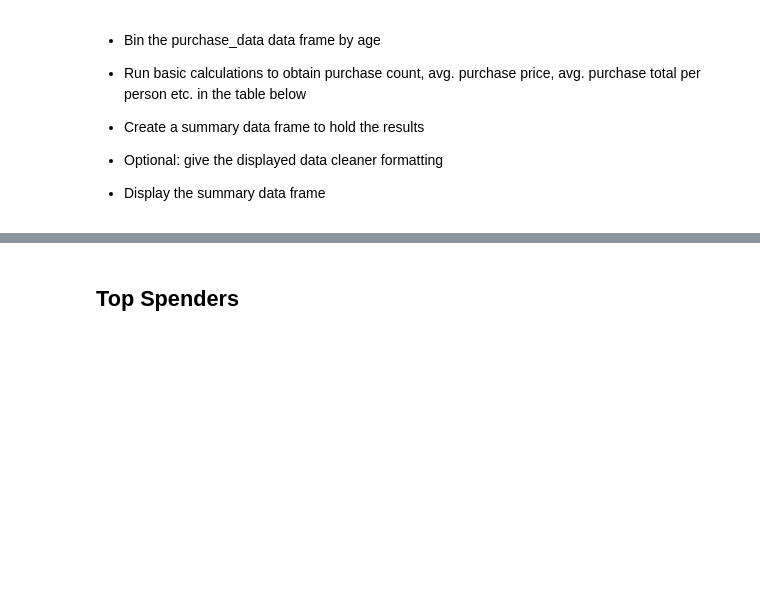
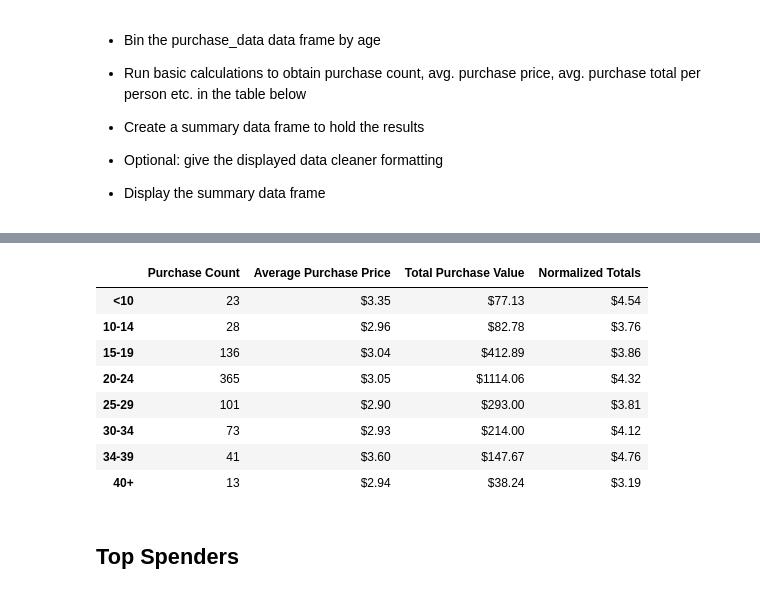
Before and after one commit to annanoelle21/Pymoli-HW, a Jupyter notebook: HeroesOfPymoli_starter.ipynb, the cells around one changed output, grey strips where cells are left out. Drawn from its saved outputs; the diff is of its cells as text; code cells hidden in the pictures; blank space fills up the shorter version.

```diff
--- a/HeroesOfPymoli_starter.ipynb
+++ b/HeroesOfPymoli_starter.ipynb
@@ -139,21 +131,3 @@ pur_analysis_gen.style.format({'Total Purchase Value': '${:.2f}', 'Average Purch
 
 
 * Display Age Demographics Table
-# %%
-purchase_data.loc[(purchase_data['Age'] < 10), 'age_bin'] = "< 10"
-purchase_data.loc[(purchase_data['Age'] >= 10) & (purchase_data['Age'] <= 14), 'age_bin'] = "10 - 14"
-purchase_data.loc[(purchase_data['Age'] >= 15) & (purchase_data['Age'] <= 19), 'age_bin'] = "15 - 19"
-purchase_data.loc[(purchase_data['Age'] >= 20) & (purchase_data['Age'] <= 24), 'age_bin'] = "20 - 24"
-purchase_data.loc[(purchase_data['Age'] >= 25) & (purchase_data['Age'] <= 29), 'age_bin'] = "25 - 29"
-purchase_data.loc[(purchase_data['Age'] >= 30) & (purchase_data['Age'] <= 34), 'age_bin'] = "30 - 34"
-purchase_data.loc[(purchase_data['Age'] >= 35) & (purchase_data['Age'] <= 39), 'age_bin'] = "35 - 39"
-purchase_data.loc[(purchase_data['Age'] >= 40), 'age_bin'] = "> 40"
-purchase_count_age = pd.DataFrame(purchase_data.groupby('age_bin')['SN'].count())
-avg_price_age = pd.DataFrame(purchase_data.groupby('age_bin')['Price'].mean())
-tot_pur_age = pd.DataFrame(purchase_data.groupby('age_bin')['Price'].sum())
-no_dup_age = pd.DataFrame(purchase_data.drop_duplicates('SN', keep = 'last').groupby('age_bin')['SN'].count())
-merge_age = pd.merge(pur_count_age, avg_price_age, left_index = True, right_index = True).merge(tot_pur_age, left_index = True, right_index = True).merge(no_dup_age, left_index = True, right_index = True)
-merge_age.rename(columns = {"SN_x": "# of Purchases", "Price_x": "Average Purchase Price", "Price_y": "Total Purchase Value", "SN_y": "# of Purchasers"}, inplace = True)
-merge_age['Normalized Totals'] = merge_age['Total Purchase Value']/merge_age['# of Purchasers']
-merge_age.index.rename("Age", inplace = True)
-merge_age.style.format({'Average Purchase Price': '${:.2f}', 'Total Purchase Value': '${:.2f}', 'Normalized Totals': '${:.2f}'})
@@ -189,3 +188,46 @@ NameError: name 'pur_count_age' is not defined
+# %%
+purchase_10 = purchase_data[purchase_data["Age"] < 10].count()[0]
+purchase_14 = purchase_data[(purchase_data["Age"] >= 10) & (purchase_data["Age"] <= 14)].count()[0]
+purchase_19 = purchase_data[(purchase_data["Age"] >= 15) & (purchase_data["Age"] <= 19)].count()[0]
+purchase_24 = purchase_data[(purchase_data["Age"] >= 20) & (purchase_data["Age"] <= 24)].count()[0]
+purchase_29 = purchase_data[(purchase_data["Age"] >= 25) & (purchase_data["Age"] <= 29)].count()[0]
+purchase_34 = purchase_data[(purchase_data["Age"] >= 30) & (purchase_data["Age"] <= 34)].count()[0]
+purchase_39 = purchase_data[(purchase_data["Age"] >= 35) & (purchase_data["Age"] <= 39)].count()[0]
+purchase_40 = purchase_data[purchase_data["Age"] >= 40].count()[0]
+purchases_a = [purchase_10, purchase_14, purchase_19, purchase_24, purchase_29, purchase_34, purchase_39, purchase_40]
+
+total_10 = purchase_data.loc[purchase_data['Age'] < 10, 'Price'].sum()
+total_14 = purchase_data.loc[(purchase_data['Age'] >= 10) & (purchase_data['Age'] <=14), 'Price'].sum()
+total_19 = purchase_data.loc[(purchase_data['Age'] >= 15) & (purchase_data['Age'] <=19), 'Price'].sum()
+total_24 = purchase_data.loc[(purchase_data['Age'] >= 20) & (purchase_data['Age'] <=24), 'Price'].sum()
+total_29 = purchase_data.loc[(purchase_data['Age'] >= 25) & (purchase_data['Age'] <=29), 'Price'].sum()
+total_34 = purchase_data.loc[(purchase_data['Age'] >= 30) & (purchase_data['Age'] <=34), 'Price'].sum()
+total_39 = purchase_data.loc[(purchase_data['Age'] >= 35) & (purchase_data['Age'] <=39), 'Price'].sum()
+total_40 = purchase_data.loc[purchase_data['Age'] >= 40, 'Price'].sum()
+totals_a = [total_10, total_14, total_19, total_24, total_29, total_34, total_39, total_40]
+avg_price_a = [total_10/purchase_10, total_14/purchase_14, total_19/purchase_19, total_24/purchase_24, total_29/purchase_29,
+              total_34/purchase_34, total_39/purchase_39, total_40/purchase_40]
+norms_a = [total_10/age_10, total_14/age_14, total_19/age_19, total_24/age_24, total_29/age_29, total_34/age_34,
+           total_39/age_39, total_40/age_40]
+puchase_analysis_a = {
+    "Purchase Count": purchases_a,
+    "Average Purchase Price": avg_price_a,
+    "Total Purchase Value": totals_a,
+    "Normalized Totals": norms_a}
+purchase_analysis_a_df = pd.DataFrame(puchase_analysis_a)
+purchase_analysis_a_df = purchase_analysis_a_df[['Purchase Count', 'Average Purchase Price', 'Total Purchase Value','Normalized Totals']]
+purchase_analysis_a_df.index = (["<10", "10-14","15-19","20-24","25-29","30-34","34-39","40+"])
+purchase_analysis_a_df.style.format({"Average Purchase Price": "${:.2f}", "Normalized Totals": "${:.2f}","Total Purchase Value":"${:.2f}"})
+# %% [output]
+|  | Purchase Count | Average Purchase Price | Total Purchase Value | Normalized Totals |
+| <10 | 23 | $3.35 | $77.13 | $4.54 |
+| 10-14 | 28 | $2.96 | $82.78 | $3.76 |
+| 15-19 | 136 | $3.04 | $412.89 | $3.86 |
+| 20-24 | 365 | $3.05 | $1114.06 | $4.32 |
+| 25-29 | 101 | $2.90 | $293.00 | $3.81 |
+| 30-34 | 73 | $2.93 | $214.00 | $4.12 |
+| 34-39 | 41 | $3.60 | $147.67 | $4.76 |
+| 40+ | 13 | $2.94 | $38.24 | $3.19 |
 # %% [markdown]
 ## Top Spenders
 # %% [markdown]
```
Also changed, not shown: parts of 6 cells of this notebook.
